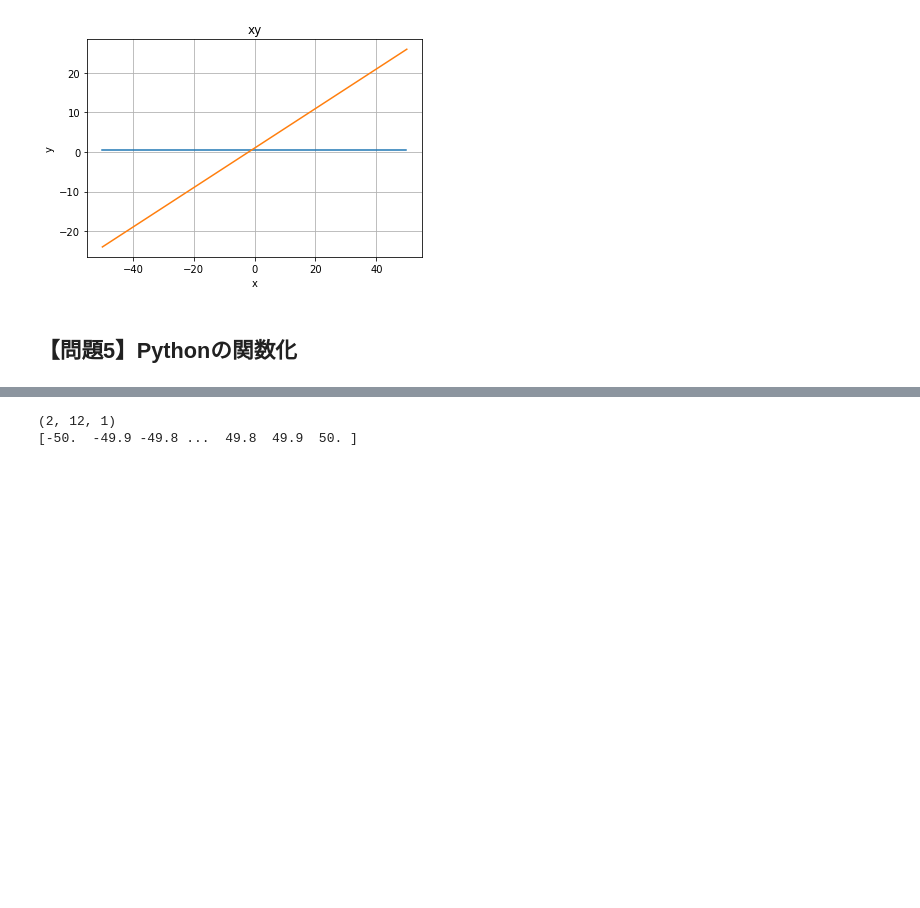
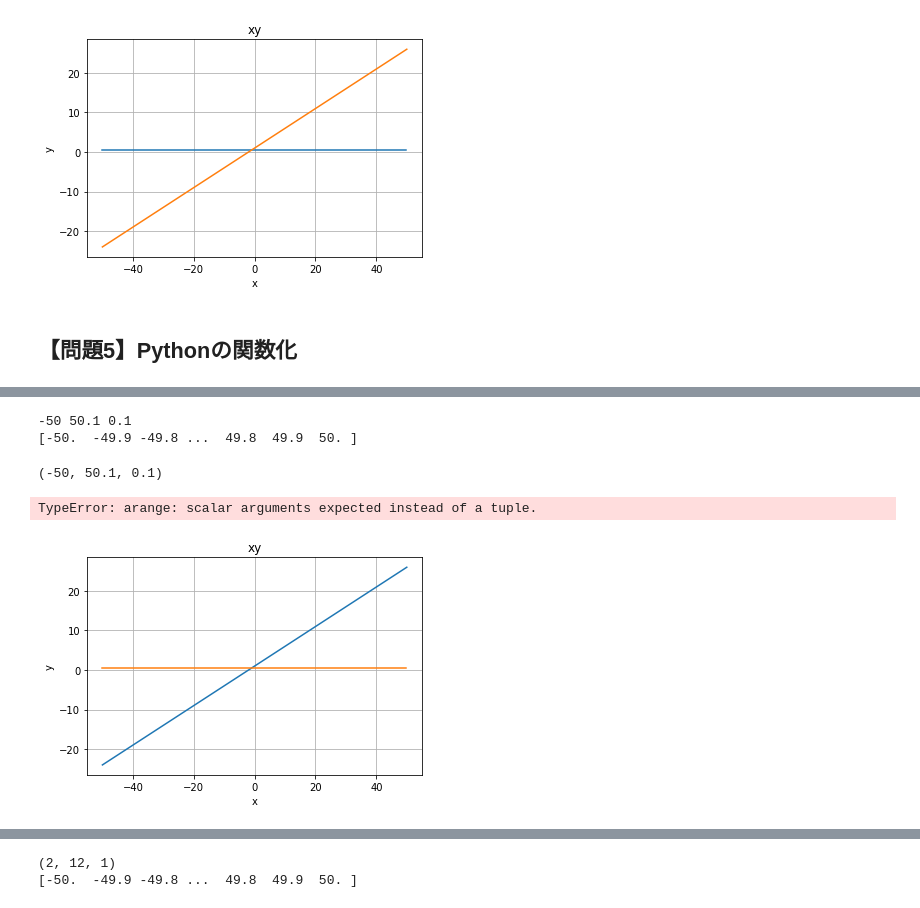
Before and after one commit to satomi23/diveintocode-ml, a Jupyter notebook: week2-1.ipynb, the cells around one changed output, grey strips where cells are left out. Saved outputs shown, nothing was run; the diff lists cells and outputs as text; code cells hidden in the pictures; blank space fills up the shorter version.

```diff
--- a/week2-1.ipynb
+++ b/week2-1.ipynb
@@ -184,2 +198,58 @@ array_xy, gradient = compute_gra()
+# %%
+#試してみる
+x=(-50,50.1,0.1)
+print(*x)
+array_x = np.arange(*x)
+print(array_x)
+# %% [output]
+-50 50.1 0.1
+[-50.  -49.9 -49.8 ...  49.8  49.9  50. ]
+# %%
+#比較してみる
+y=(-50,50.1,0.1)
+print(y)
+array_y = np.arange(y)
+print(array_y)
+# %% [output]
+(-50, 50.1, 0.1)
+TypeError: arange: scalar arguments expected instead of a tuple.
+# %%
+# 関数修正
+def compute_gra_s(x):
+    # 関数に当てはめてxとyの値の配列を作成　【問1】
+    array_x = np.arange(*x)
+    array_y = function1(array_x)
+
+    # xとyの配列の結合　【問2】
+    xy = np.vstack((array_x,array_y))
+    array_xy = xy.T
+
+    # 勾配を求める　【問3】
+    x_henka = array_x[1:]-array_x[:-1]
+    y_henka = array_y[1:]-array_y[:-1]
+    gradient = y_henka/x_henka
+
+    pass
+
+    return array_xy, gradient
+
+def function1(array_x):
+    array_y = array_x*0.5 + 1
+    return array_y
+# %%
+#実行してみる
+a=(-50,50.1,0.1)
+array_xy_s, gradient_s =compute_gra_s(a)
 # %%
 #compute_gra()
+# %%
+#グラフ化
+plt.title("xy")
+plt.xlabel('x')
+plt.ylabel('y')
+plt.grid()
+plt.plot(array_xy_s[:,0],array_xy_s[:,1])
+plt.plot(array_xy_s[:-1,0],gradient_s[:])
+plt.show()
+# %% [output]
+[figure, added]
```
Also changed, not shown: parts of 12 cells of this notebook.
